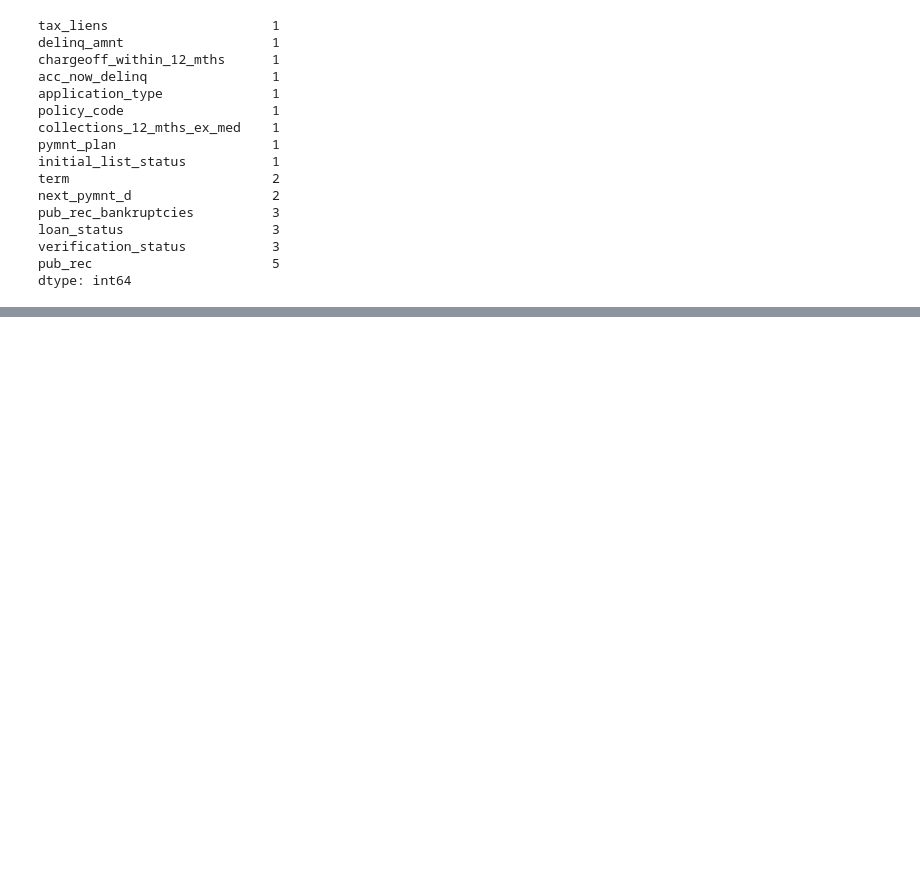
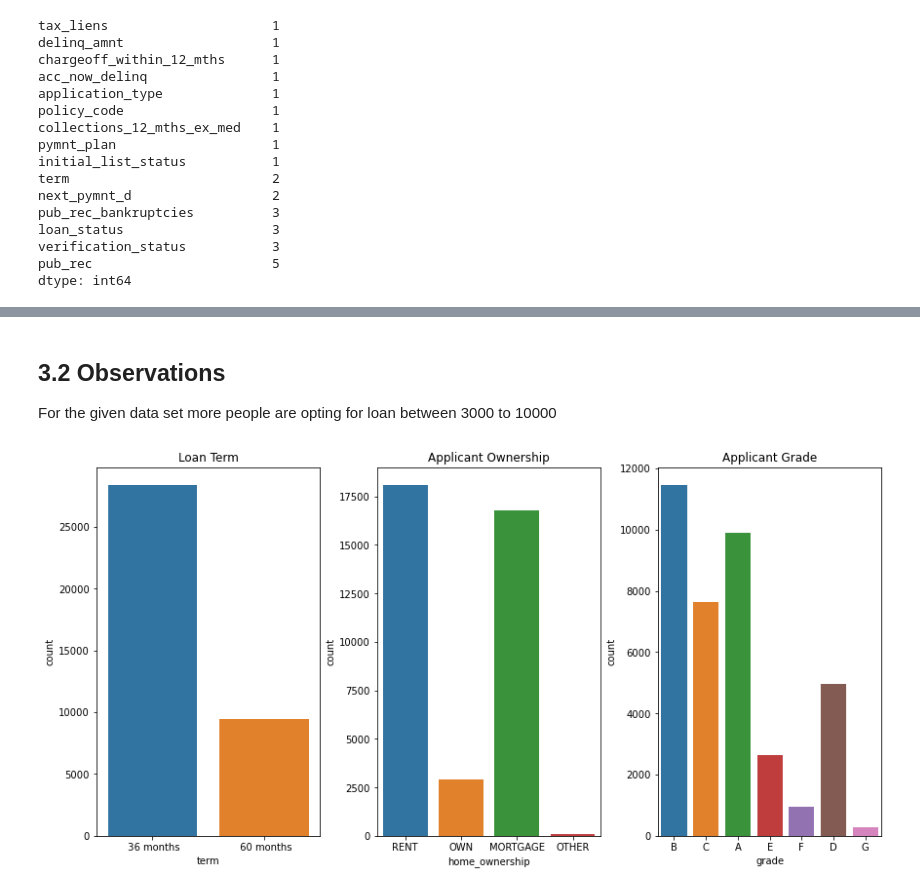
Before and after one commit to Naveenkv93/LeadingLoan_Case_Study, a Jupyter notebook: Case_Study.ipynb, the cells around one changed output, grey strips where cells are left out. Drawn from its saved outputs; the diff is of its cells as text; code cells hidden in the pictures; blank space fills up the shorter version.

```diff
--- a/Case_Study.ipynb
+++ b/Case_Study.ipynb
@@ -86,0 +277,14 @@ memory usage: 14.5+ MB
+# %% [markdown]
+## 3.2 Observations
+For the given data set more people are opting for loan between 3000 to 10000
+# %%
+fig, t = plt.subplots(1,3,figsize=(12, 6),constrained_layout=True)
+sns.countplot(x=loan_column_filter.term,ax=t[0])
+t[0].set_title("Loan Term")
+sns.countplot(x=loan_column_filter.home_ownership,ax=t[1])
+t[1].set_title("Applicant Ownership")
+sns.countplot(x=loan_column_filter.grade,ax=t[2])
+t[2].set_title("Applicant Grade")
+plt.show()
+# %% [output]
+[figure, added]
```
Also changed, not shown: parts of 71 cells of this notebook.
